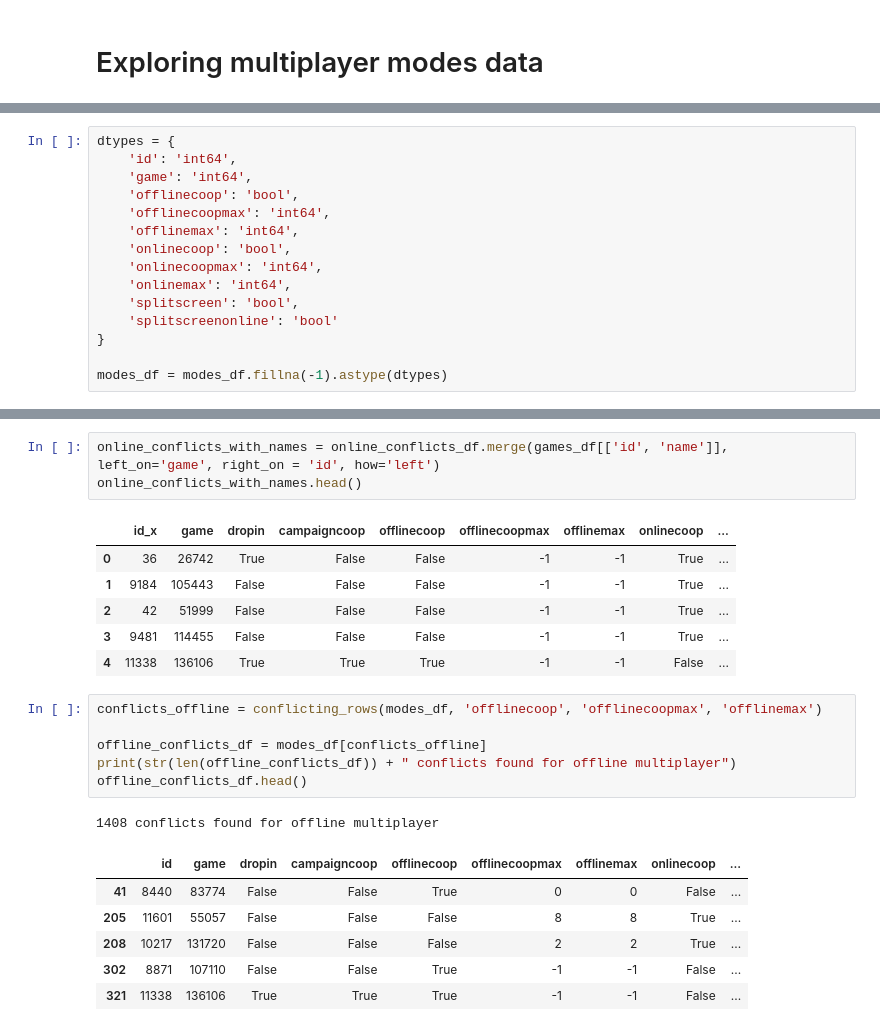
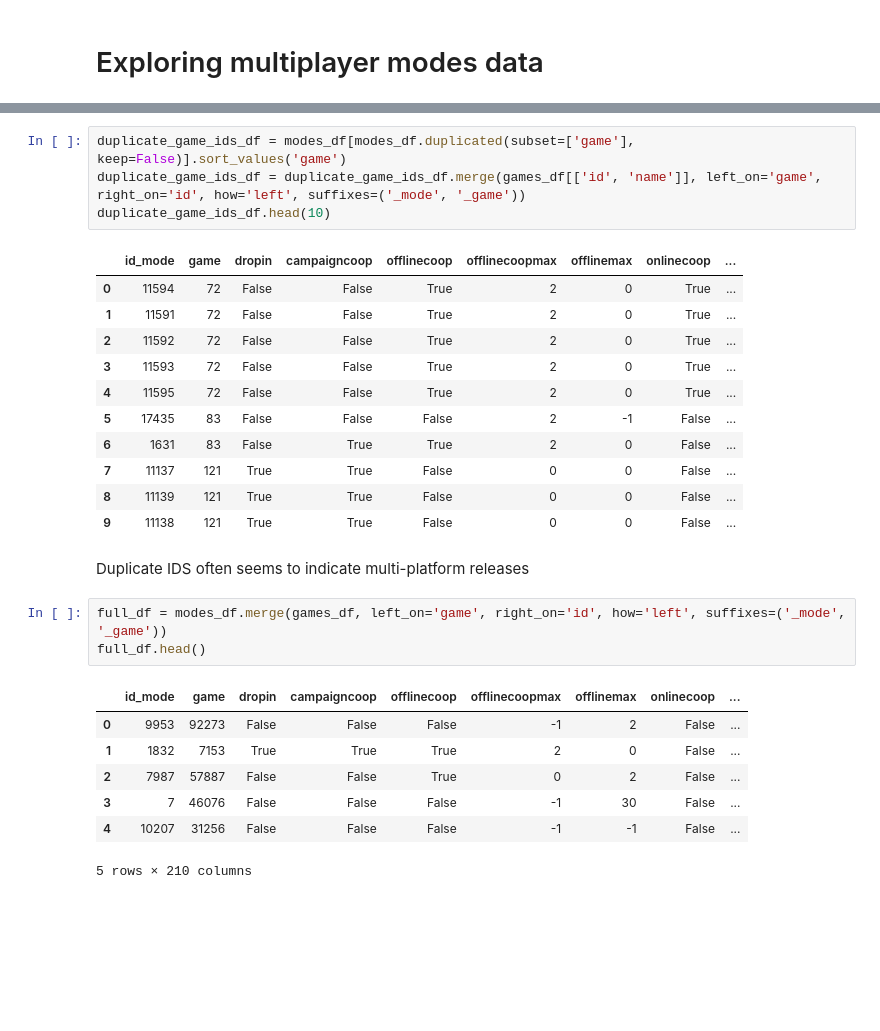
Before and after one commit to ModernNeesh/GotAnyGames, a Jupyter notebook: eda.ipynb, the cells around one changed output, grey strips where cells are left out. Drawn from its saved outputs; the diff is of its cells as text; blank space fills up the shorter version.

```diff
--- a/eda.ipynb
+++ b/eda.ipynb
@@ -81,15 +82,0 @@ modes_df.head()
-# %%
-dtypes = {
-    'id': 'int64',
-    'game': 'int64',
-    'offlinecoop': 'bool',
-    'offlinecoopmax': 'int64',
-    'offlinemax': 'int64',
-    'onlinecoop': 'bool',
-    'onlinecoopmax': 'int64',
-    'onlinemax': 'int64',
-    'splitscreen': 'bool',
-    'splitscreenonline': 'bool'
-}
-
-modes_df = modes_df.fillna(-1).astype(dtypes)
@@ -128,24 +92,29 @@ online_conflicts_df.head()
+# %%
+duplicate_game_ids_df = modes_df[modes_df.duplicated(subset=['game'], keep=False)].sort_values('game')
+duplicate_game_ids_df = duplicate_game_ids_df.merge(games_df[['id', 'name']], left_on='game', right_on='id', how='left', suffixes=('_mode', '_game'))
+duplicate_game_ids_df.head(10)
+# %% [output]
+|  | id_mode | game | dropin | campaigncoop | offlinecoop | offlinecoopmax | offlinemax | onlinecoop | ... |
+| 0 | 11594 | 72 | False | False | True | 2 | 0 | True | ... |
+| 1 | 11591 | 72 | False | False | True | 2 | 0 | True | ... |
+| 2 | 11592 | 72 | False | False | True | 2 | 0 | True | ... |
+| 3 | 11593 | 72 | False | False | True | 2 | 0 | True | ... |
+| 4 | 11595 | 72 | False | False | True | 2 | 0 | True | ... |
+| 5 | 17435 | 83 | False | False | False | 2 | -1 | False | ... |
+| 6 | 1631 | 83 | False | True | True | 2 | 0 | False | ... |
+| 7 | 11137 | 121 | True | True | False | 0 | 0 | False | ... |
+| 8 | 11139 | 121 | True | True | False | 0 | 0 | False | ... |
+| 9 | 11138 | 121 | True | True | False | 0 | 0 | False | ... |
+# %% [markdown]
+Duplicate IDS often seems to indicate multi-platform releases
 # %%
-online_conflicts_with_names = online_conflicts_df.merge(games_df[['id', 'name']], left_on='game', right_on = 'id', how='left')
-online_conflicts_with_names.head()
+full_df = modes_df.merge(games_df, left_on='game', right_on='id', how='left', suffixes=('_mode', '_game'))
+full_df.head()
 # %% [output]
-|  | id_x | game | dropin | campaigncoop | offlinecoop | offlinecoopmax | offlinemax | onlinecoop | ... |
-| 0 | 36 | 26742 | True | False | False | -1 | -1 | True | ... |
-| 1 | 9184 | 105443 | False | False | False | -1 | -1 | True | ... |
-| 2 | 42 | 51999 | False | False | False | -1 | -1 | True | ... |
-| 3 | 9481 | 114455 | False | False | False | -1 | -1 | True | ... |
-| 4 | 11338 | 136106 | True | True | True | -1 | -1 | False | ... |
+|  | id_mode | game | dropin | campaigncoop | offlinecoop | offlinecoopmax | offlinemax | onlinecoop | ... |
+| 0 | 9953 | 92273 | False | False | False | -1 | 2 | False | ... |
+| 1 | 1832 | 7153 | True | True | True | 2 | 0 | False | ... |
+| 2 | 7987 | 57887 | False | False | True | 0 | 2 | False | ... |
+| 3 | 7 | 46076 | False | False | False | -1 | 30 | False | ... |
+| 4 | 10207 | 31256 | False | False | False | -1 | -1 | False | ... |
+5 rows × 210 columns
-# %%
-conflicts_offline = conflicting_rows(modes_df, 'offlinecoop', 'offlinecoopmax', 'offlinemax')
-
-offline_conflicts_df = modes_df[conflicts_offline]
-print(str(len(offline_conflicts_df)) + " conflicts found for offline multiplayer")
-offline_conflicts_df.head()
-# %% [output]
-1408 conflicts found for offline multiplayer
-|  | id | game | dropin | campaigncoop | offlinecoop | offlinecoopmax | offlinemax | onlinecoop | ... |
-| 41 | 8440 | 83774 | False | False | True | 0 | 0 | False | ... |
-| 205 | 11601 | 55057 | False | False | False | 8 | 8 | True | ... |
-| 208 | 10217 | 131720 | False | False | False | 2 | 2 | True | ... |
-| 302 | 8871 | 107110 | False | False | True | -1 | -1 | False | ... |
-| 321 | 11338 | 136106 | True | True | True | -1 | -1 | False | ... |
```
Also changed, not shown: parts of 14 cells of this notebook.
